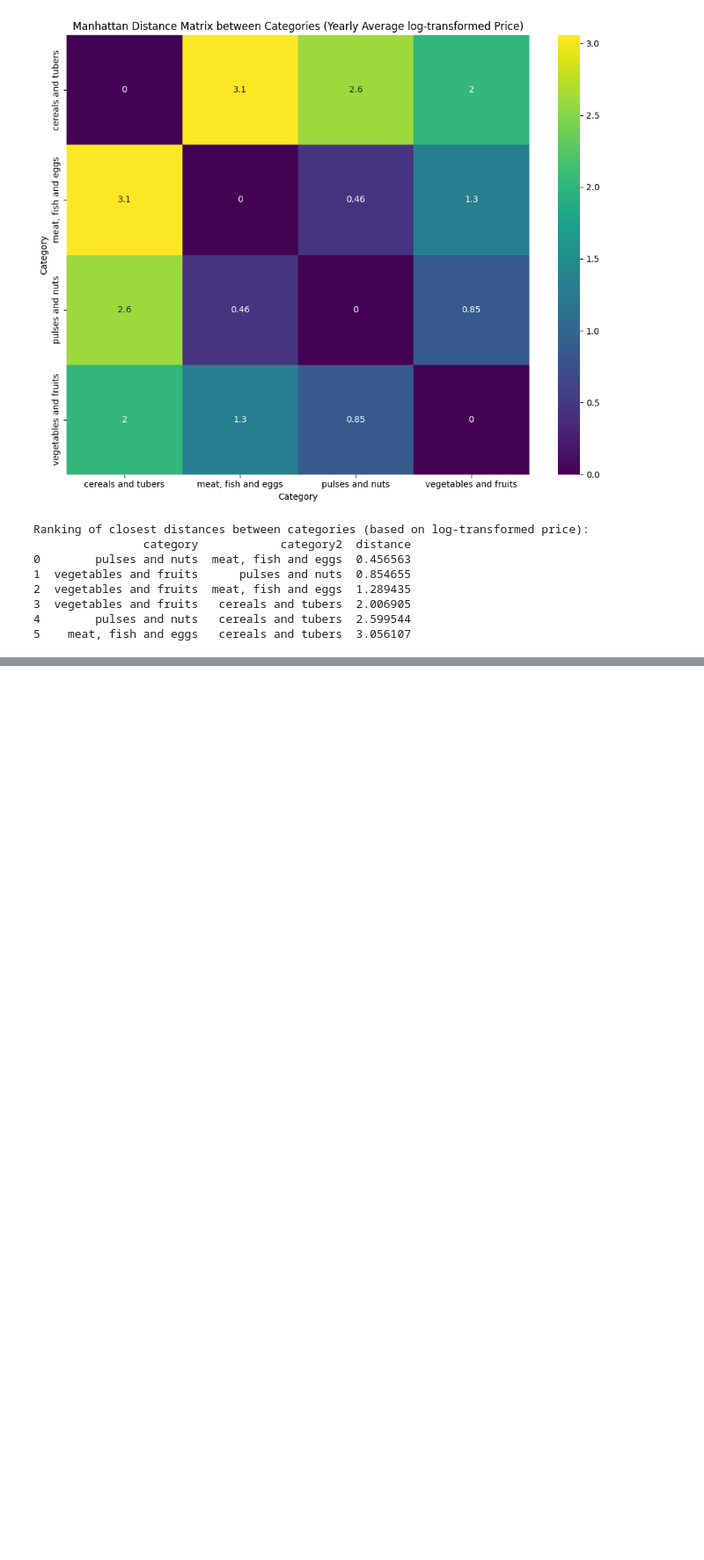
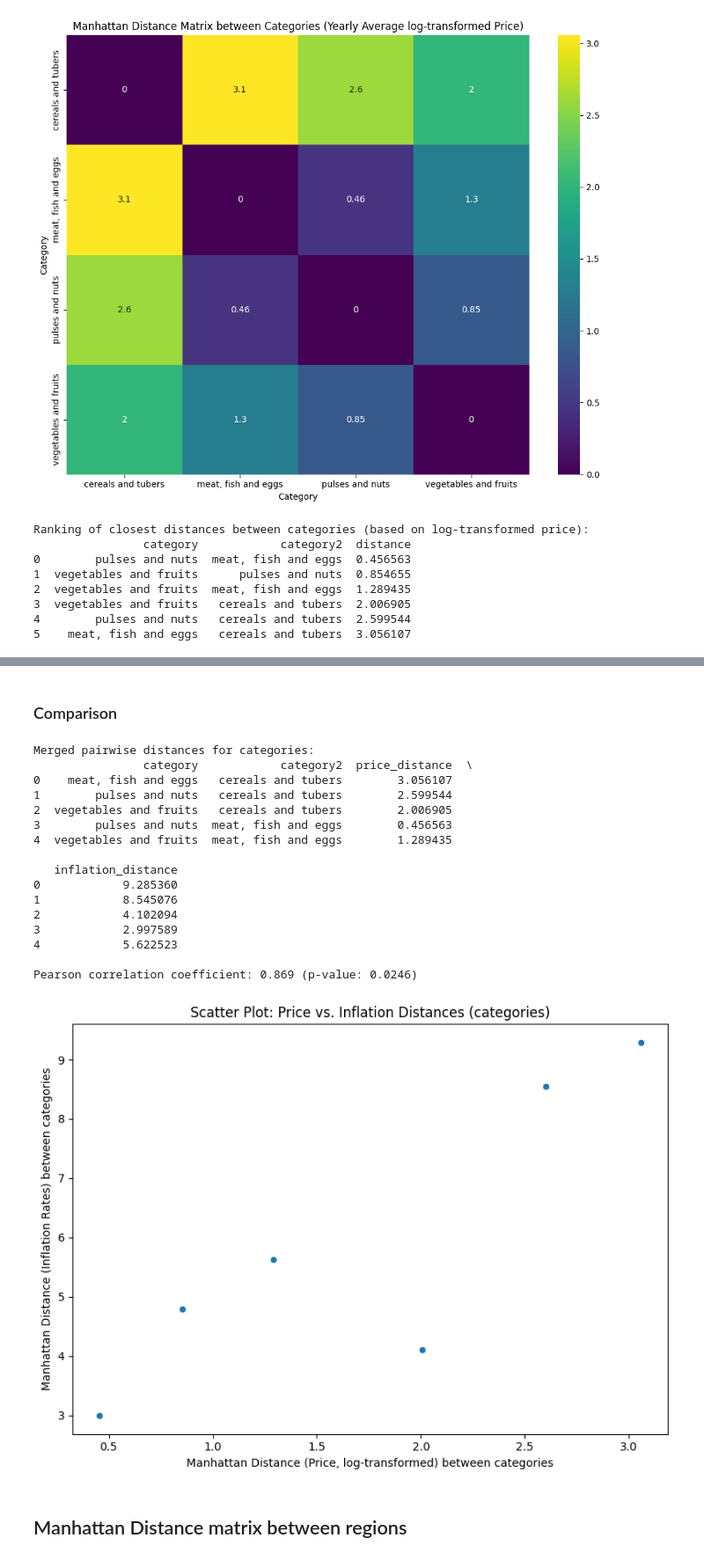
Before and after one commit to mjjj-642/Philippine-FoodPrices, a Jupyter notebook: distance.ipynb, the cells around one changed output, grey strips where cells are left out. Shown at 88% size. Saved outputs shown, nothing was run; the diff lists cells and outputs as text; code cells hidden in the pictures; blank space fills up the shorter version.

```diff
--- a/distance.ipynb
+++ b/distance.ipynb
@@ -238,0 +323,52 @@ Ranking of closest distances between categories (based on log-transformed price)
+# %% [markdown]
+### Comparison
+# %%
+dist_df_price = dist_df.copy()        # from your price analysis
+dist_df_inflation = dist_inflation_df.copy()  # from your inflation analysis
+
+dist_df_price.index.name = 'category'
+price_long = dist_df_price.reset_index().melt(id_vars='category', var_name='category2', value_name='price_distance')
+price_long = price_long[price_long['category'] != price_long['category2']]
+price_long['pair'] = price_long.apply(lambda row: tuple(sorted([row['category'], row['category2']])), axis=1)
+price_long_unique = price_long.drop_duplicates(subset='pair').drop(columns='pair')
+
+dist_df_inflation.index.name = 'category'
+inflation_long = dist_df_inflation.reset_index().melt(id_vars='category', var_name='category2', value_name='inflation_distance')
+inflation_long = inflation_long[inflation_long['category'] != inflation_long['category2']]
+inflation_long['pair'] = inflation_long.apply(lambda row: tuple(sorted([row['category'], row['category2']])), axis=1)
+inflation_long_unique = inflation_long.drop_duplicates(subset='pair').drop(columns='pair')
+
+merged_distances = pd.merge(price_long_unique, inflation_long_unique, on=['category', 'category2'], how='inner')
+print("Merged pairwise distances for categories:")
+print(merged_distances.head())
+
+corr_coef, p_value = pearsonr(merged_distances['price_distance'], merged_distances['inflation_distance'])
+print(f"\nPearson correlation coefficient: {corr_coef:.3f} (p-value: {p_value:.3g})")
+
+plt.figure(figsize=(8,6))
+sns.scatterplot(data=merged_distances, x='price_distance', y='inflation_distance')
+plt.xlabel("Manhattan Distance (Price, log-transformed) between categories")
+plt.ylabel("Manhattan Distance (Inflation Rates) between categories")
+plt.title("Scatter Plot: Price vs. Inflation Distances (categories)")
+plt.tight_layout()
+plt.show()
+# %% [output]
+Merged pairwise distances for categories:
+                category            category2  price_distance  \
+0    meat, fish and eggs   cereals and tubers        3.056107
+1        pulses and nuts   cereals and tubers        2.599544
+2  vegetables and fruits   cereals and tubers        2.006905
+3        pulses and nuts  meat, fish and eggs        0.456563
+4  vegetables and fruits  meat, fish and eggs        1.289435
+
+   inflation_distance
+0            9.285360
+1            8.545076
+2            4.102094
+3            2.997589
+4            5.622523
+
+Pearson correlation coefficient: 0.869 (p-value: 0.0246)
+[figure, added]
+# %% [markdown]
+## Manhattan Distance matrix between regions
```
Also changed, not shown: parts of 13 cells of this notebook.
